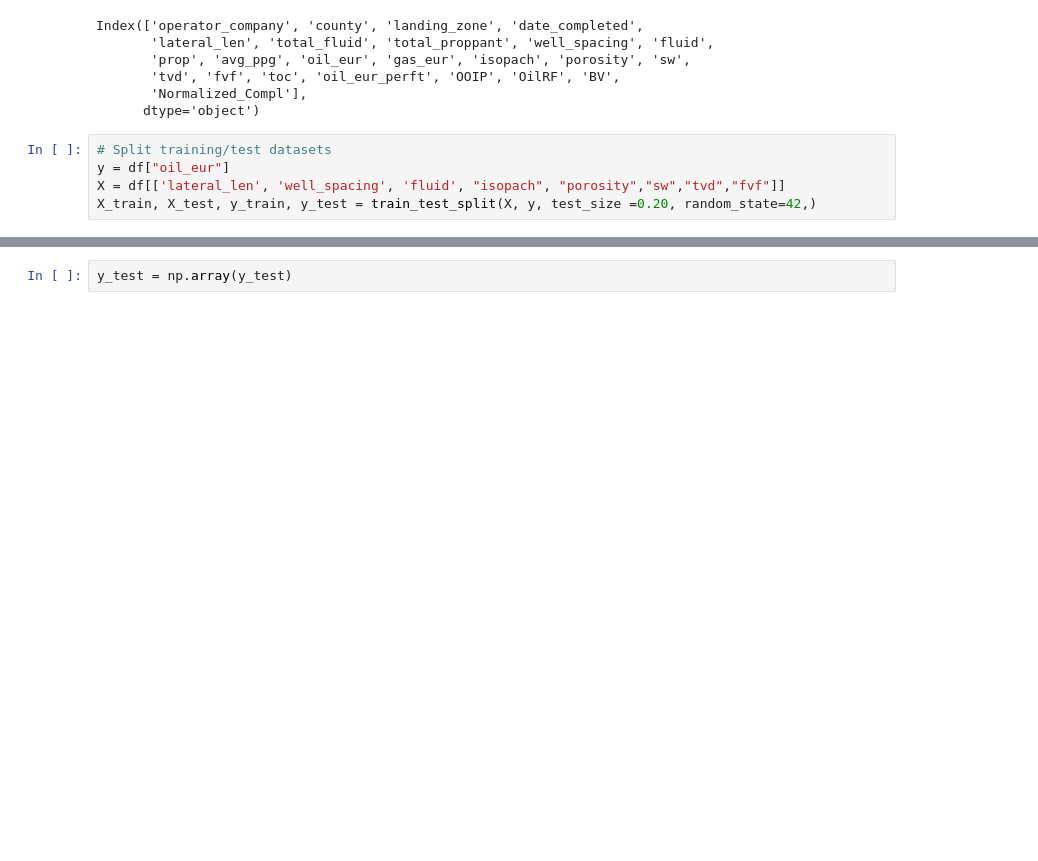
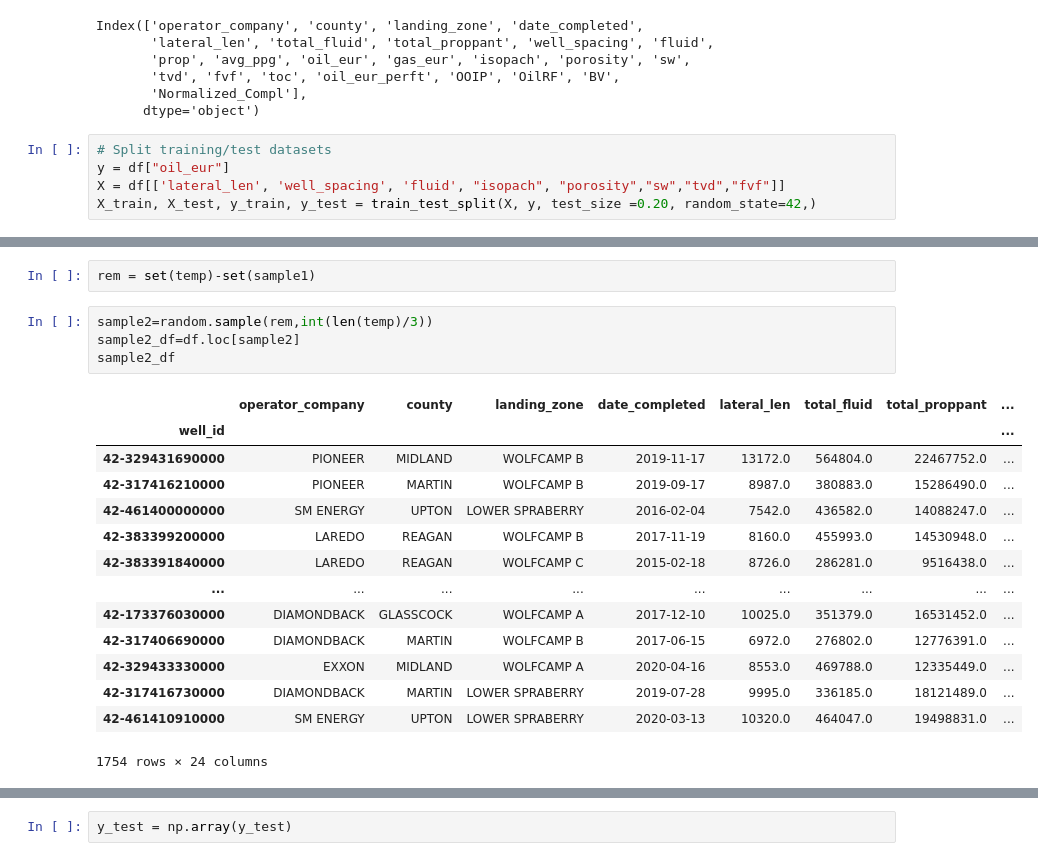
Before and after one commit to Auelocks/Friday_Night_Lights, a Jupyter notebook: GradientBoostRegressor_model.ipynb, the cells around one changed output, grey strips where cells are left out. Drawn from its saved outputs; the diff is of its cells as text; blank space fills up the shorter version.

```diff
--- a/GradientBoostRegressor_model.ipynb
+++ b/GradientBoostRegressor_model.ipynb
@@ -411,0 +466,21 @@ sample3=set(temp)-set(sample1)-set(sample2)
+# %%
+rem = set(temp)-set(sample1)
+# %%
+sample2=random.sample(rem,int(len(temp)/3))
+sample2_df=df.loc[sample2]
+sample2_df
+# %% [output]
+|  | operator_company | county | landing_zone | date_completed | lateral_len | total_fluid | total_proppant | ... |
+| well_id |  |  |  |  |  |  |  | ... |
+| 42-329431690000 | PIONEER | MIDLAND | WOLFCAMP B | 2019-11-17 | 13172.0 | 564804.0 | 22467752.0 | ... |
+| 42-317416210000 | PIONEER | MARTIN | WOLFCAMP B | 2019-09-17 | 8987.0 | 380883.0 | 15286490.0 | ... |
+| 42-461400000000 | SM ENERGY | UPTON | LOWER SPRABERRY | 2016-02-04 | 7542.0 | 436582.0 | 14088247.0 | ... |
+| 42-383399200000 | LAREDO | REAGAN | WOLFCAMP B | 2017-11-19 | 8160.0 | 455993.0 | 14530948.0 | ... |
+| 42-383391840000 | LAREDO | REAGAN | WOLFCAMP C | 2015-02-18 | 8726.0 | 286281.0 | 9516438.0 | ... |
+| ... | ... | ... | ... | ... | ... | ... | ... | ... |
+| 42-173376030000 | DIAMONDBACK | GLASSCOCK | WOLFCAMP A | 2017-12-10 | 10025.0 | 351379.0 | 16531452.0 | ... |
+| 42-317406690000 | DIAMONDBACK | MARTIN | WOLFCAMP B | 2017-06-15 | 6972.0 | 276802.0 | 12776391.0 | ... |
+| 42-329433330000 | EXXON | MIDLAND | WOLFCAMP A | 2020-04-16 | 8553.0 | 469788.0 | 12335449.0 | ... |
+| 42-317416730000 | DIAMONDBACK | MARTIN | LOWER SPRABERRY | 2019-07-28 | 9995.0 | 336185.0 | 18121489.0 | ... |
+| 42-461410910000 | SM ENERGY | UPTON | LOWER SPRABERRY | 2020-03-13 | 10320.0 | 464047.0 | 19498831.0 | ... |
+1754 rows × 24 columns
```
Also changed, not shown: parts of 31 cells of this notebook.
